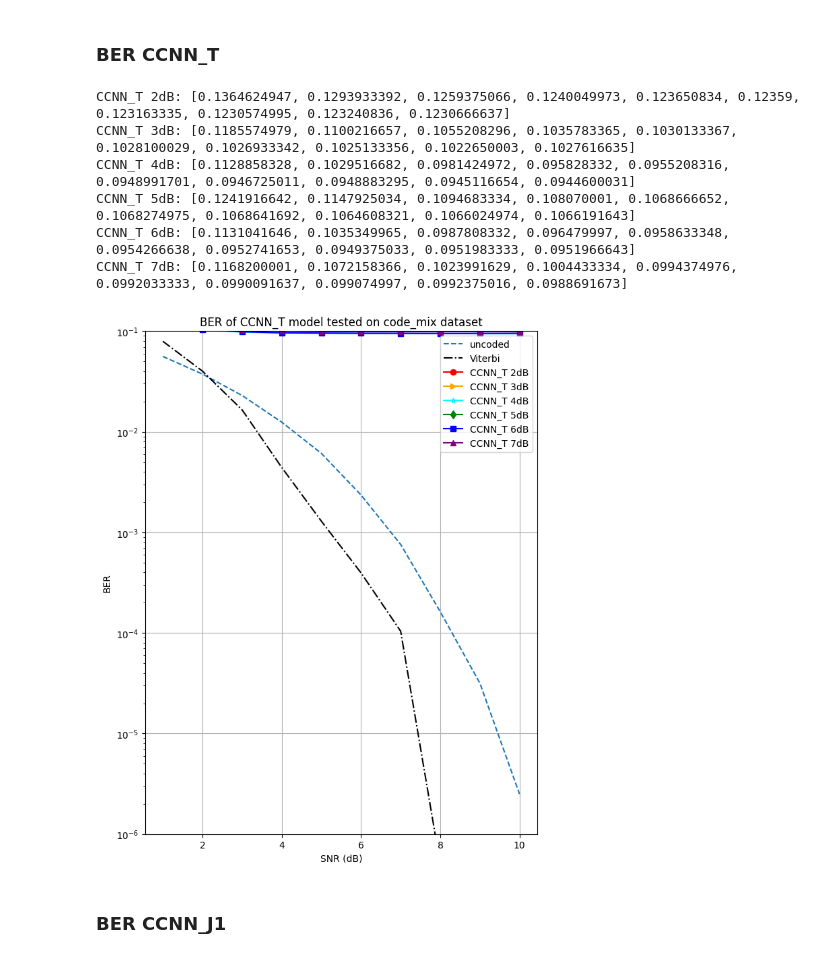
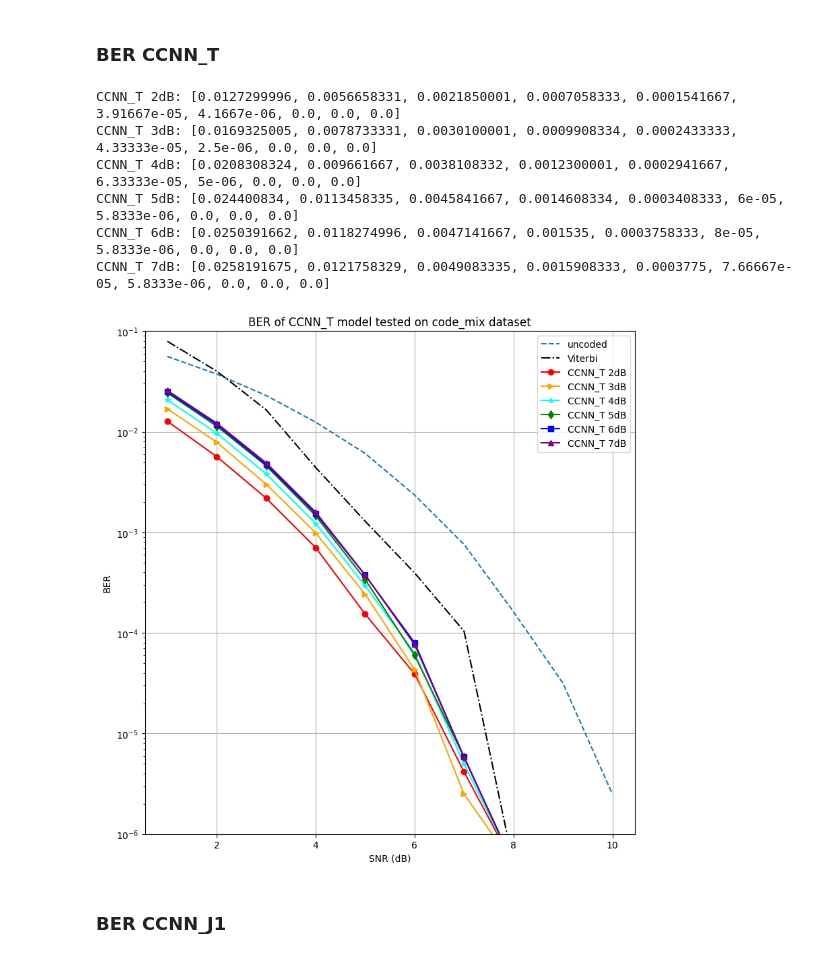
Before and after one commit to jxyang777/Conditional_CNN_Decoder, a Jupyter notebook: draw.ipynb, the cells around one changed output. Drawn from its saved outputs; the diff is of its cells as text; code cells hidden in the pictures.

```diff
--- a/draw.ipynb
+++ b/draw.ipynb
@@ -14,7 +17,7 @@ dir_name = 'ep500_dp01_2000_SNR2-7_FM150'
 result_dir = utils.get_rec_dir(dir_name)
 
 
-train_range = range(2,4)
+train_range = range(2,8)
 test_range = range(1,11)
 # %% [markdown]
 ## ACC table
@@ -39,15 +42,15 @@ CNN 7dB: [0.1498633325, 0.1353033334, 0.1276291609, 0.1243266687, 0.123044163, 0
 # %% [markdown]
 ### BER CCNN_T
 # %%
-utils.draw_BER_single(result_dir, 5, code_names[4], range(2,8), test_range, train_code)
+utils.draw_BER_single(result_dir, 5, code_names[4], train_range, test_range, train_code)
 # %% [output]
-CCNN_T 2dB: [0.1364624947, 0.1293933392, 0.1259375066, 0.1240049973, 0.123650834, 0.12359, 0.123163335, 0.1230574995, 0.123240836, 0.1230666637]
-CCNN_T 3dB: [0.1185574979, 0.1100216657, 0.1055208296, 0.1035783365, 0.1030133367, 0.1028100029, 0.1026933342, 0.1025133356, 0.1022650003, 0.1027616635]
-CCNN_T 4dB: [0.1128858328, 0.1029516682, 0.0981424972, 0.095828332, 0.0955208316, 0.0948991701, 0.0946725011, 0.0948883295, 0.0945116654, 0.0944600031]
-CCNN_T 5dB: [0.1241916642, 0.1147925034, 0.1094683334, 0.108070001, 0.1068666652, 0.1068274975, 0.1068641692, 0.1064608321, 0.1066024974, 0.1066191643]
-CCNN_T 6dB: [0.1131041646, 0.1035349965, 0.0987808332, 0.096479997, 0.0958633348, 0.0954266638, 0.0952741653, 0.0949375033, 0.0951983333, 0.0951966643]
-CCNN_T 7dB: [0.1168200001, 0.1072158366, 0.1023991629, 0.1004433334, 0.0994374976, 0.0992033333, 0.0990091637, 0.099074997, 0.0992375016, 0.0988691673]
+CCNN_T 2dB: [0.0127299996, 0.0056658331, 0.0021850001, 0.0007058333, 0.0001541667, 3.91667e-05, 4.1667e-06, 0.0, 0.0, 0.0]
+CCNN_T 3dB: [0.0169325005, 0.0078733331, 0.0030100001, 0.0009908334, 0.0002433333, 4.33333e-05, 2.5e-06, 0.0, 0.0, 0.0]
+CCNN_T 4dB: [0.0208308324, 0.009661667, 0.0038108332, 0.0012300001, 0.0002941667, 6.33333e-05, 5e-06, 0.0, 0.0, 0.0]
+CCNN_T 5dB: [0.024400834, 0.0113458335, 0.0045841667, 0.0014608334, 0.0003408333, 6e-05, 5.8333e-06, 0.0, 0.0, 0.0]
+CCNN_T 6dB: [0.0250391662, 0.0118274996, 0.0047141667, 0.001535, 0.0003758333, 8e-05, 5.8333e-06, 0.0, 0.0, 0.0]
+CCNN_T 7dB: [0.0258191675, 0.0121758329, 0.0049083335, 0.0015908333, 0.0003775, 7.66667e-05, 5.8333e-06, 0.0, 0.0, 0.0]
-[figure, old version]
+[figure, new version]
 # %% [markdown]
 ### BER CCNN_J1
 # %%
```
Also changed, not shown: parts of 16 cells of this notebook.
